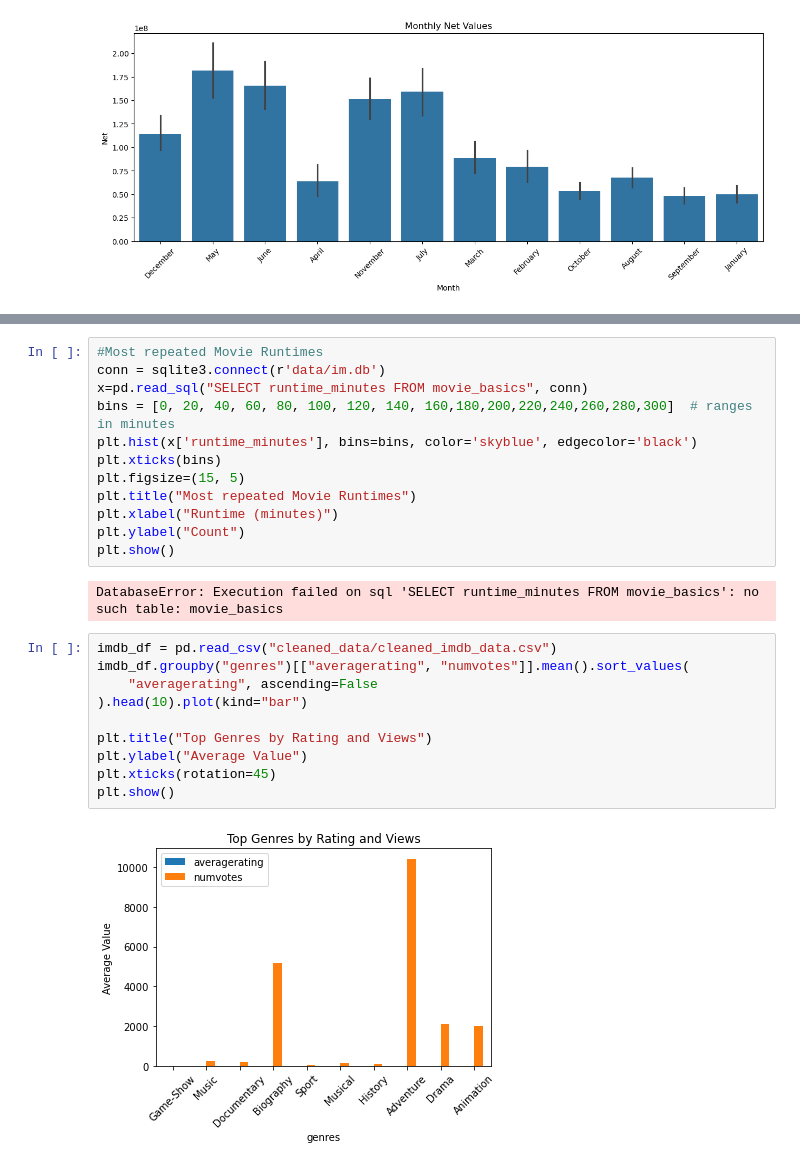
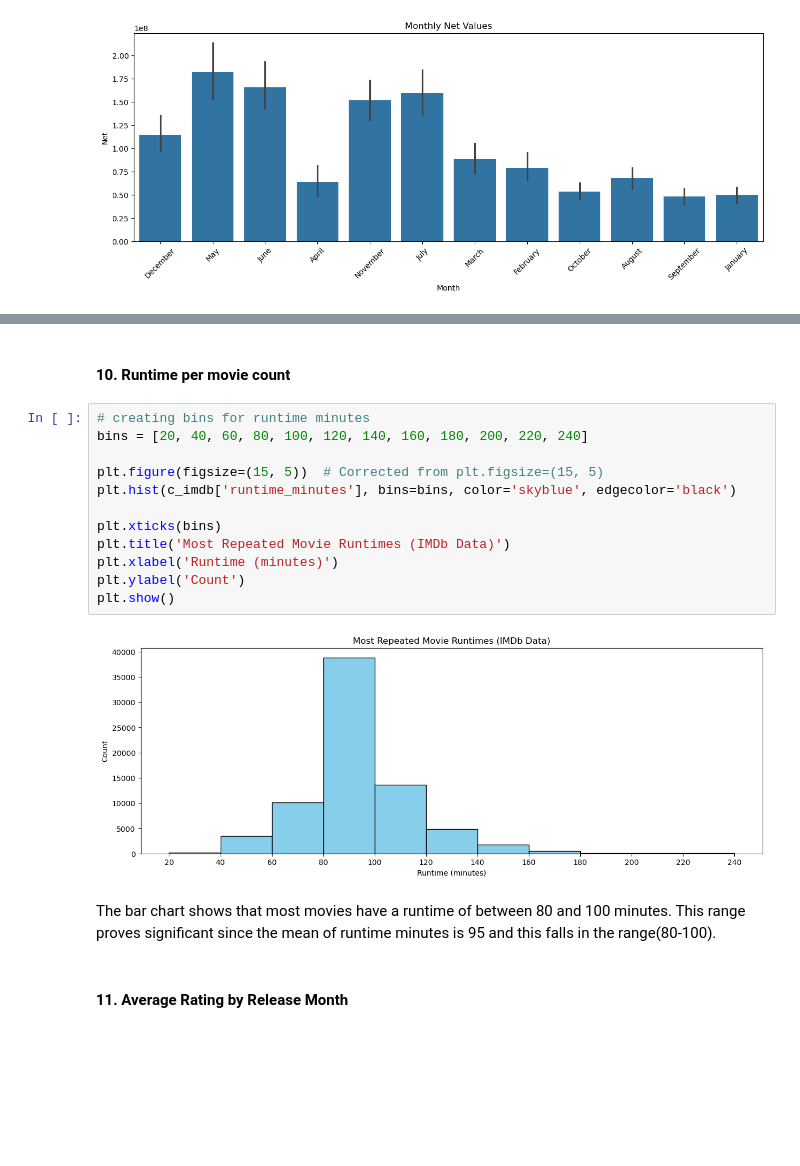
Before and after one commit to kaula12/GroupTwo_PhaseTwo_Project, a Jupyter notebook: student.ipynb, the cells around one changed output, grey strips where cells are left out. Cells and saved outputs as stored; diff of their text form; blank space fills up the shorter version.

```diff
--- a/student.ipynb
+++ b/student.ipynb
@@ -1212,29 +1246,23 @@ plt.show()
+# %% [markdown]
+#### 10. Runtime per movie count
 # %%
-#Most repeated Movie Runtimes
-conn = sqlite3.connect(r'data/im.db')
-x=pd.read_sql("SELECT runtime_minutes FROM movie_basics", conn)
-bins = [0, 20, 40, 60, 80, 100, 120, 140, 160,180,200,220,240,260,280,300]  # ranges in minutes
-plt.hist(x['runtime_minutes'], bins=bins, color='skyblue', edgecolor='black')
+# creating bins for runtime minutes
+bins = [20, 40, 60, 80, 100, 120, 140, 160, 180, 200, 220, 240]
+
+plt.figure(figsize=(15, 5))  # Corrected from plt.figsize=(15, 5)
+plt.hist(c_imdb['runtime_minutes'], bins=bins, color='skyblue', edgecolor='black')
+
 plt.xticks(bins)
-plt.figsize=(15, 5)
-plt.title("Most repeated Movie Runtimes")
-plt.xlabel("Runtime (minutes)")
-plt.ylabel("Count")
+plt.title('Most Repeated Movie Runtimes (IMDb Data)')
+plt.xlabel('Runtime (minutes)')
+plt.ylabel('Count')
 plt.show()
 # %% [output]
-DatabaseError: Execution failed on sql 'SELECT runtime_minutes FROM movie_basics': no such table: movie_basics
+[figure, added]
-# %%
-imdb_df = pd.read_csv("cleaned_data/cleaned_imdb_data.csv")
-imdb_df.groupby("genres")[["averagerating", "numvotes"]].mean().sort_values(
-    "averagerating", ascending=False
-).head(10).plot(kind="bar")
-
-plt.title("Top Genres by Rating and Views")
-plt.ylabel("Average Value")
-plt.xticks(rotation=45)
-plt.show()
-# %% [output]
-[figure, removed]
+# %% [markdown]
+The bar chart shows that most movies have a runtime of between 80 and 100 minutes. This range proves significant since the mean of runtime minutes is 95 and this falls in the range(80-100).
+# %% [markdown]
+#### 11. Average Rating by Release Month
 # %%
 c_imdb['release_month'] = c_imdb['start_year'] % 12 + 1
 month_rating = c_imdb.groupby('release_month')['averagerating'].mean()
```
Also changed, not shown: parts of 93 cells of this notebook.
